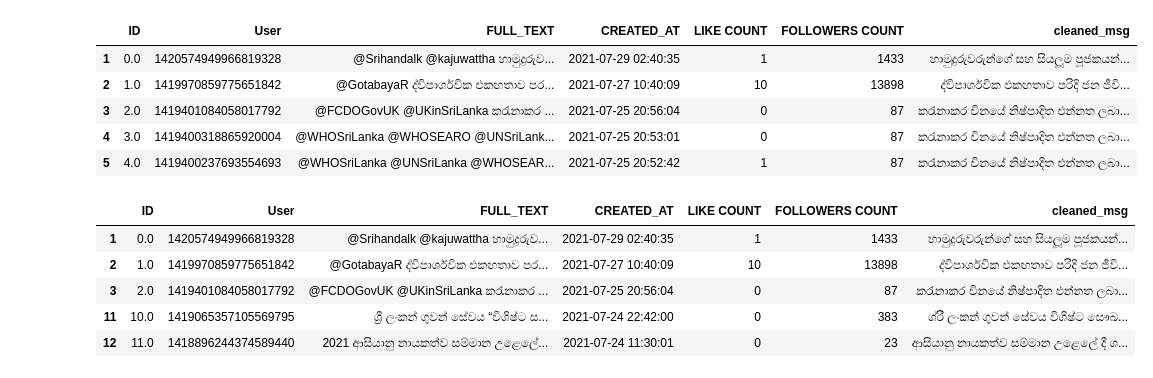
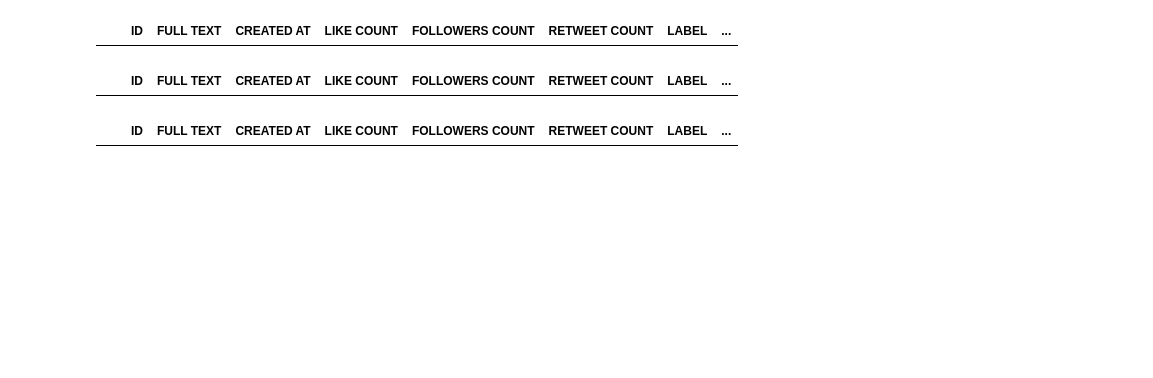
Before and after one commit to chandima131/Sinhala-Text-Classification, a Jupyter notebook: remove duplicates from dataset.ipynb, the cells around one changed output. Drawn from its saved outputs; the diff is of its cells as text; code cells hidden in the pictures; blank space fills up the shorter version.

```diff
--- a/remove duplicates from dataset.ipynb
+++ b/remove duplicates from dataset.ipynb
@@ -79,8 +65,8 @@ with open('aa.csv', 'a', encoding="utf-8") as f:
 # -*- coding:utf-8 -*-
 
 import codecs
-data = pd.read_csv('aa.csv', header = None, encoding='utf-8', engine='python')
-data.columns = ['ID','User','FULL_TEXT','CREATED_AT','LIKE COUNT','FOLLOWERS COUNT']
+data = pd.read_csv('Single label dataset.csv', header = None, encoding='utf-8', engine='python')
+data.columns = ['','ID', 'FULL TEXT', 'CREATED AT','LIKE COUNT','FOLLOWERS COUNT','RETWEET COUNT','LABEL']
 data = data.dropna()
 data.head()
 
@@ -91,23 +77,15 @@ def clean_text(text):
     tokens = " ".join([c for c in tokens if c not in string.punctuation])
     return tokens
 # %%
-data['cleaned_msg'] = data['FULL_TEXT'].apply(lambda x: clean_text(x))
+data['cleaned_msg'] = data['FULL TEXT'].apply(lambda x: clean_text(x))
 data.head()
 # %% [output]
-|  | ID | User | FULL_TEXT | CREATED_AT | LIKE COUNT | FOLLOWERS COUNT | cleaned_msg |
-| 1 | 0.0 | 1420574949966819328 | @Srihandalk @kajuwattha හාමුදුරුව... | 2021-07-29 02:40:35 | 1 | 1433 | හාමුදුරුවරුන්ගේ සහ සියලූම පූජකයන්... |
-| 2 | 1.0 | 1419970859775651842 | @GotabayaR ද්විපාර්ශවික එකඟතාව පර... | 2021-07-27 10:40:09 | 10 | 13898 | ද්විපාර්ශවික එකඟතාව පරිදි ජන ජීවි... |
-| 3 | 2.0 | 1419401084058017792 | @FCDOGovUK @UKinSriLanka කරැනාකර ... | 2021-07-25 20:56:04 | 0 | 87 | කරැනාකර චිනයේ නිෂ්පාදිත එන්නත ලබා... |
-| 4 | 3.0 | 1419400318865920004 | @WHOSriLanka @WHOSEARO @UNSriLank... | 2021-07-25 20:53:01 | 0 | 87 | කරැනාකර චිනයේ නිෂ්පාදිත එන්නත ලබා... |
-| 5 | 4.0 | 1419400237693554693 | @WHOSriLanka @UNSriLanka @WHOSEAR... | 2021-07-25 20:52:42 | 1 | 87 | කරැනාකර චිනයේ නිෂ්පාදිත එන්නත ලබා... |
+|  |  | ID | FULL TEXT | CREATED AT | LIKE COUNT | FOLLOWERS COUNT | RETWEET COUNT | LABEL | ... |
 # %%
 data.drop_duplicates(subset='cleaned_msg',keep='first',inplace = True)
+# %% [output]
+|  |  | ID | FULL TEXT | CREATED AT | LIKE COUNT | FOLLOWERS COUNT | RETWEET COUNT | LABEL | ... |
 # %%
 data.head()
 # %% [output]
-|  | ID | User | FULL_TEXT | CREATED_AT | LIKE COUNT | FOLLOWERS COUNT | cleaned_msg |
-| 1 | 0.0 | 1420574949966819328 | @Srihandalk @kajuwattha හාමුදුරුව... | 2021-07-29 02:40:35 | 1 | 1433 | හාමුදුරුවරුන්ගේ සහ සියලූම පූජකයන්... |
-| 2 | 1.0 | 1419970859775651842 | @GotabayaR ද්විපාර්ශවික එකඟතාව පර... | 2021-07-27 10:40:09 | 10 | 13898 | ද්විපාර්ශවික එකඟතාව පරිදි ජන ජීවි... |
-| 3 | 2.0 | 1419401084058017792 | @FCDOGovUK @UKinSriLanka කරැනාකර ... | 2021-07-25 20:56:04 | 0 | 87 | කරැනාකර චිනයේ නිෂ්පාදිත එන්නත ලබා... |
-| 11 | 10.0 | 1419065357105569795 | ශ්‍රී ලංකන් ගුවන් සේවය “විශිෂ්ට ස... | 2021-07-24 22:42:00 | 0 | 383 | ශ්රී ලංකන් ගුවන් සේවය විශිෂ්ට සෞඛ... |
-| 12 | 11.0 | 1418896244374589440 | 2021 ආසියානු නායකත්ව සම්මාන උළෙලේ... | 2021-07-24 11:30:01 | 0 | 23 | ආසියානු නායකත්ව සම්මාන උළෙලේ දී ශ... |
+|  |  | ID | FULL TEXT | CREATED AT | LIKE COUNT | FOLLOWERS COUNT | RETWEET COUNT | LABEL | ... |
```
Also changed, not shown: parts of 1 cell of this notebook, 17 other files.
